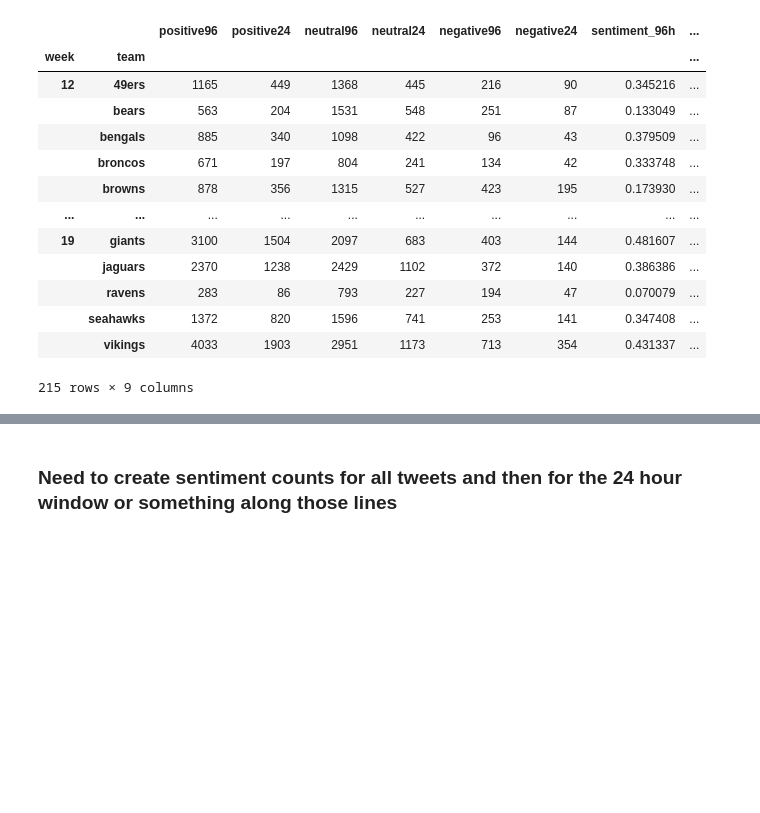
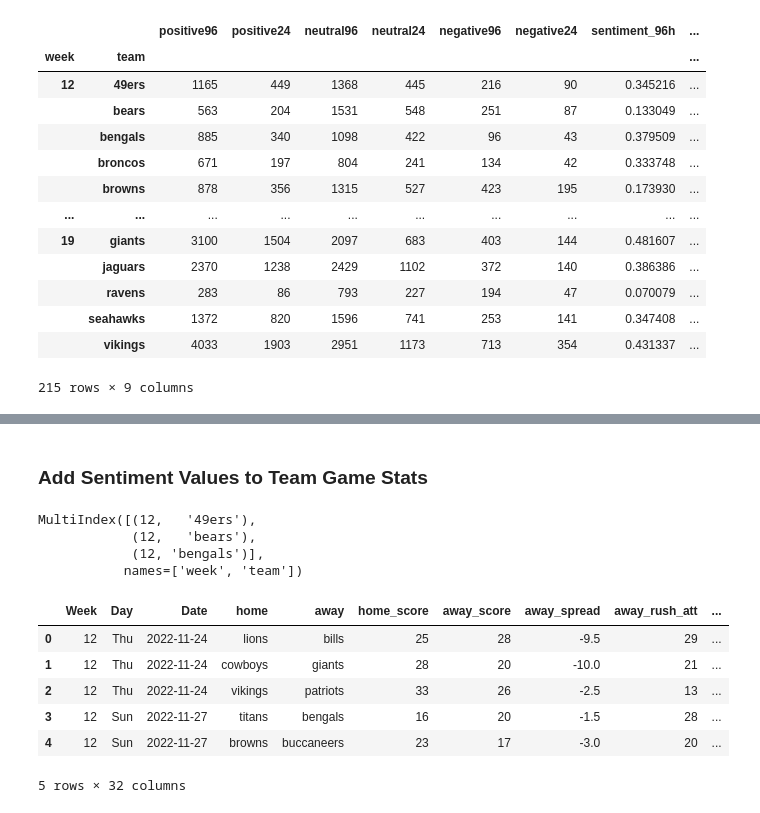
Before and after one commit to huuugh18/NFL_twitter_sentiment_odds, a Jupyter notebook: tweet_collection/explore_tweet_sent.ipynb, the cells around one changed output, grey strips where cells are left out. Cells and saved outputs as stored; diff of their text form; code cells hidden in the pictures; blank space fills up the shorter version.

```diff
--- a/tweet_collection/explore_tweet_sent.ipynb
+++ b/tweet_collection/explore_tweet_sent.ipynb
@@ -175,2 +179,21 @@ all_sent_df.to_csv('../team_data/wk_tm_swing_sentiment.csv')
-# %% [markdown]
-### Need to create sentiment counts for all tweets and then for the 24 hour window or something along those lines
+# %% [markdown]
+### Add Sentiment Values to Team Game Stats
+# %%
+wks_teams[:3]
+# %% [output]
+MultiIndex([(12,   '49ers'),
+            (12,   'bears'),
+            (12, 'bengals')],
+           names=['week', 'team'])
+# %%
+df_12 = pd.read_csv('../game_stats/wk_12_game_stats_clean.csv')
+# %%
+df_12.head()
+# %% [output]
+|  | Week | Day | Date | home | away | home_score | away_score | away_spread | away_rush_att | ... |
+| 0 | 12 | Thu | 2022-11-24 | lions | bills | 25 | 28 | -9.5 | 29 | ... |
+| 1 | 12 | Thu | 2022-11-24 | cowboys | giants | 28 | 20 | -10.0 | 21 | ... |
+| 2 | 12 | Thu | 2022-11-24 | vikings | patriots | 33 | 26 | -2.5 | 13 | ... |
+| 3 | 12 | Sun | 2022-11-27 | titans | bengals | 16 | 20 | -1.5 | 28 | ... |
+| 4 | 12 | Sun | 2022-11-27 | browns | buccaneers | 23 | 17 | -3.0 | 20 | ... |
+5 rows × 32 columns
```
Also changed, not shown: parts of 4 cells of this notebook, 8 other files.
